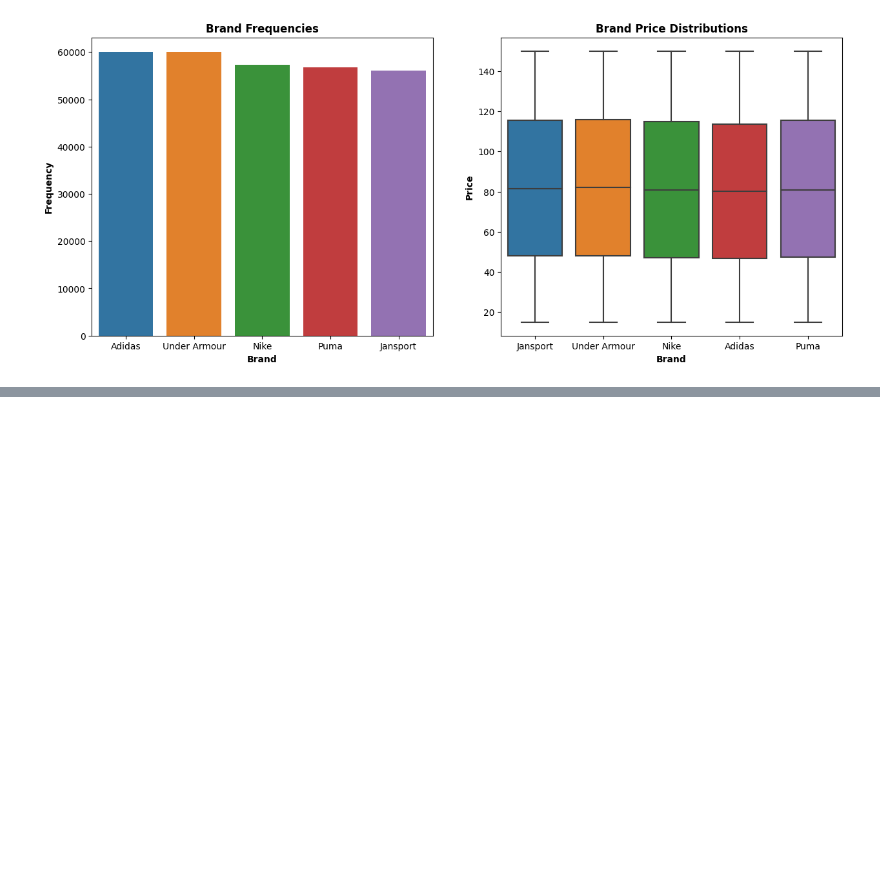
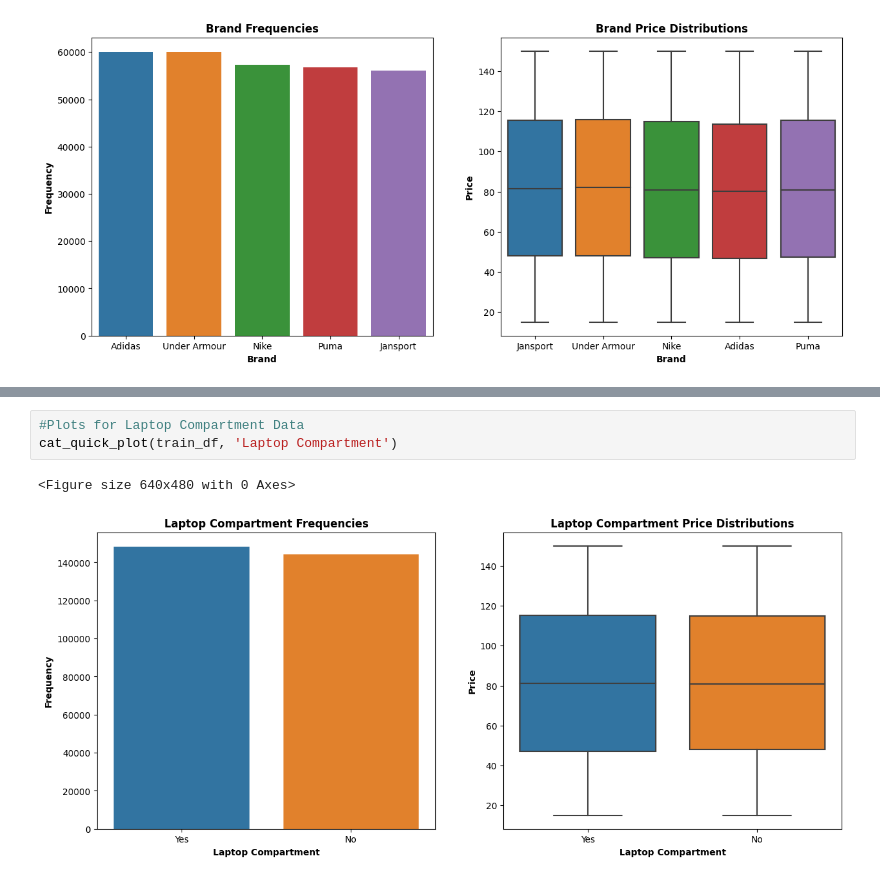
Before and after one commit to JonathonBriggs/AnalyticsProjects, a Jupyter notebook: Kaggle/Backpack Challenge/backpack-prediction-challenge-notebook.ipynb, the cells around one changed output, grey strips where cells are left out. Drawn from its saved outputs; the diff is of its cells as text; blank space fills up the shorter version.

```diff
--- a/Kaggle/Backpack Challenge/backpack-prediction-challenge-notebook.ipynb
+++ b/Kaggle/Backpack Challenge/backpack-prediction-challenge-notebook.ipynb
@@ -119,0 +143,6 @@ cat_quick_plot(train_df, 'Brand')
+# %%
+#Plots for Laptop Compartment Data
+cat_quick_plot(train_df, 'Laptop Compartment')
+# %% [output]
+<Figure size 640x480 with 0 Axes>
+[figure, added]
```
Also changed, not shown: parts of 8 cells of this notebook.
